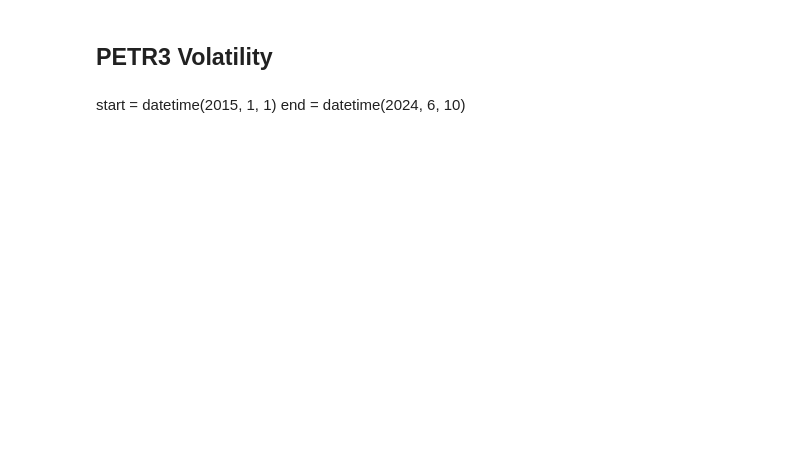
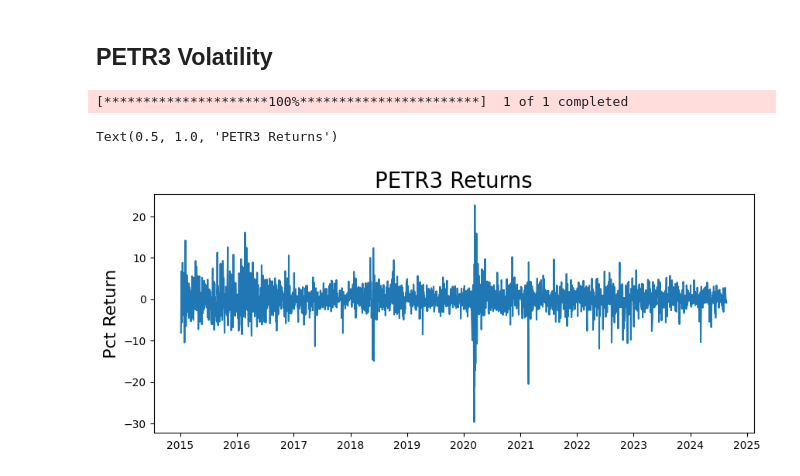
Before and after one commit to guilhermecff/GARCH, a Jupyter notebook: notebook.ipynb, the cells around one changed output. Saved outputs shown, nothing was run; the diff lists cells and outputs as text; code cells hidden in the pictures; blank space fills up the shorter version.

```diff
--- a/notebook.ipynb
+++ b/notebook.ipynb
@@ -13,7 +11,19 @@ ModuleNotFoundError: No module named 'distutils'
 # %% [markdown]
 ## PETR3 Volatility
-# %% [markdown]
-start = datetime(2015, 1, 1)
-end = datetime(2024, 6, 10)
+# %%
+start = datetime(2015, 1, 1)
+end = datetime(2024, 8, 22)
 # %%
-petr = web.DataReader('PETR3.SA', 'yahoo', start=start, end=end)
+petr = yf.download('PETR3.SA', start=start, end=end)
+# %% [output]
+[*********************100%***********************]  1 of 1 completed
+# %%
+returns = 100 * petr.Close.pct_change().dropna()
+# %%
+plt.figure(figsize=(10,4))
+plt.plot(returns)
+plt.ylabel('Pct Return', fontsize=16)
+plt.title('PETR3 Returns', fontsize=20)
+# %% [output]
+Text(0.5, 1.0, 'PETR3 Returns')
+[figure, added]
```
Also changed, not shown: parts of 26 cells of this notebook.
